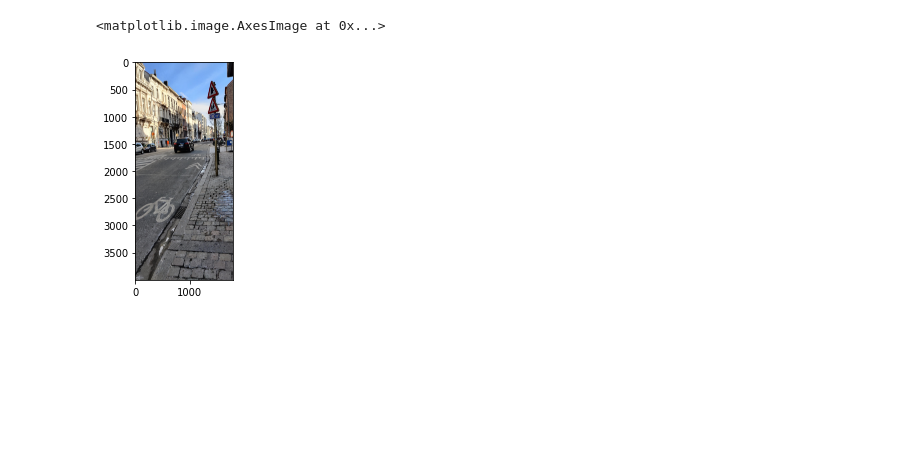
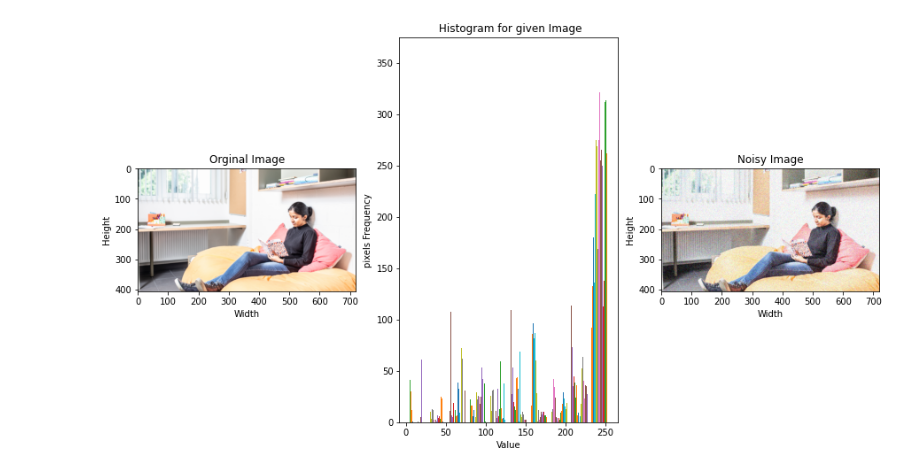
Before and after one commit to Aneruth/Image_Filtering, a Jupyter notebook: Source Code/test.ipynb, the cells around one changed output. Saved outputs shown, nothing was run; the diff lists cells and outputs as text; code cells hidden in the pictures; blank space fills up the shorter version.

```diff
--- a/Source Code/test.ipynb
+++ b/Source Code/test.ipynb
@@ -5,2 +7,2 @@ from matplotlib import pyplot as plt
 # %%
-img = imread('/Users/aneruthmohanasundaram/Documents/GitHub/Project_Alina/Data/Test3.jpg')
+img = imread('/Users/aneruthmohanasundaram/Documents/GitHub/Project_Alina/Data/Test1.PNG')
@@ -15,5 +8,0 @@ spacial_kernel = gaussKernel(img,(5,5),1)
-# %%
-plt.imshow(spacial_kernel)
-# %% [output]
-<matplotlib.image.AxesImage at 0x...>
-[figure, removed]
@@ -26,0 +9,27 @@ i = cv2.magnitude(
+# %%
+def add_noise_to_image(image):
+  ''' Considering only the gaussian noise filtering but we can choose different noise by changing the mode'''
+  noise_image = random_noise(image,mode='gaussian',seed=None, clip=True)
+  return noise_image
+# %%
+fig,axes = plt.subplots(nrows=1,ncols=3,figsize=(15,8))
+# to plot the image
+axes[0].set_xlabel('Width')
+axes[0].set_ylabel('Height')
+axes[0].set_title('Orginal Image')
+axes[0].imshow(img)
+
+# hist function is used to plot the histogram of an image.
+axes[1].set_xlabel("Value")
+axes[1].set_ylabel("pixels Frequency")
+axes[1].set_title(" Histogram for given Image")
+axes[1].hist(img[:,:,0]) # Using the image slicing to convert the 3D image to 2D image for the sake of plotting
+
+# to plot the noisy image
+axes[2].set_xlabel('Width')
+axes[2].set_ylabel('Height')
+axes[2].set_title('Noisy Image')
+axes[2].imshow(add_noise_to_image(img))
+plt.show()
+# %% [output]
+[figure, added]
```
Also changed, not shown: parts of 6 cells of this notebook, 4 other files.
